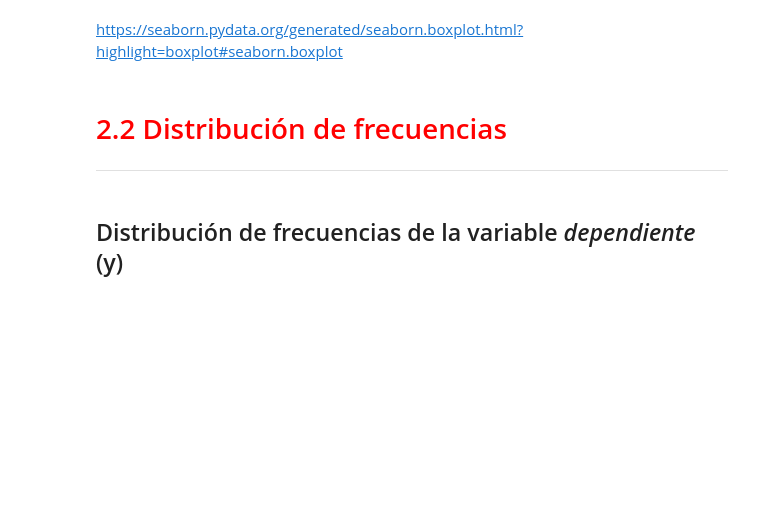
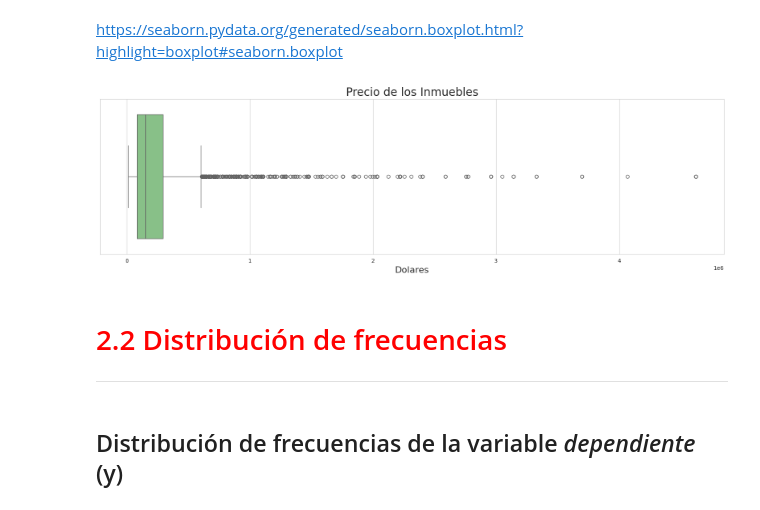
Before and after one commit to JLuceroVasquez/regresion-lineal-tecnicas-avanzadas-de-modelado, a Jupyter notebook: notebook-de-clase.ipynb, the cells around one changed output. Drawn from its saved outputs; the diff is of its cells as text; code cells hidden in the pictures; blank space fills up the shorter version.

```diff
--- a/notebook-de-clase.ipynb
+++ b/notebook-de-clase.ipynb
@@ -53,8 +123,10 @@ https://seaborn.pydata.org/
 ## Configuración del formato de los gráficos
 # %%
 # palette -> Accent, Accent_r, Blues, Blues_r, BrBG, BrBG_r, BuGn, BuGn_r, BuPu, BuPu_r, CMRmap, CMRmap_r, Dark2, Dark2_r, GnBu, GnBu_r, Greens, Greens_r, Greys, Greys_r, OrRd, OrRd_r, Oranges, Oranges_r, PRGn, PRGn_r, Paired, Paired_r, Pastel1, Pastel1_r, Pastel2, Pastel2_r, PiYG, PiYG_r, PuBu, PuBuGn, PuBuGn_r, PuBu_r, PuOr, PuOr_r, PuRd, PuRd_r, Purples, Purples_r, RdBu, RdBu_r, RdGy, RdGy_r, RdPu, RdPu_r, RdYlBu, RdYlBu_r, RdYlGn, RdYlGn_r, Reds, Reds_r, Set1, Set1_r, Set2, Set2_r, Set3, Set3_r, Spectral, Spectral_r, Wistia, Wistia_r, YlGn, YlGnBu, YlGnBu_r, YlGn_r, YlOrBr, YlOrBr_r, YlOrRd, YlOrRd_r, afmhot, afmhot_r, autumn, autumn_r, binary, binary_r, bone, bone_r, brg, brg_r, bwr, bwr_r, cividis, cividis_r, cool, cool_r, coolwarm, coolwarm_r, copper, copper_r, cubehelix, cubehelix_r, flag, flag_r, gist_earth, gist_earth_r, gist_gray, gist_gray_r, gist_heat, gist_heat_r, gist_ncar, gist_ncar_r, gist_rainbow, gist_rainbow_r, gist_stern, gist_stern_r, gist_yarg, gist_yarg_r, gnuplot, gnuplot2, gnuplot2_r, gnuplot_r, gray, gray_r, hot, hot_r, hsv, hsv_r, icefire, icefire_r, inferno, inferno_r, jet, jet_r, magma, magma_r, mako, mako_r, nipy_spectral, nipy_spectral_r, ocean, ocean_r, pink, pink_r, plasma, plasma_r, prism, prism_r, rainbow, rainbow_r, rocket, rocket_r, seismic, seismic_r, spring, spring_r, summer, summer_r, tab10, tab10_r, tab20, tab20_r, tab20b, tab20b_r, tab20c, tab20c_r, terrain, terrain_r, viridis, viridis_r, vlag, vlag_r, winter, winter_r
+sns.set_palette('Accent')
 
 # style -> white, dark, whitegrid, darkgrid, ticks
+sns.set_style('whitegrid')
 # %% [markdown]
 ## Box plot de la variable *dependiente* (y)
 # %% [markdown]
@@ -62,11 +134,13 @@ https://seaborn.pydata.org/
 # %% [markdown]
 https://seaborn.pydata.org/generated/seaborn.boxplot.html?highlight=boxplot#seaborn.boxplot
 # %%
-
+ax = sns.boxplot(data=datos, x='Valor')
 ax.figure.set_size_inches(20, 5)
 ax.set_title('Precio de los Inmuebles', fontsize=20)
 ax.set_xlabel('Dolares', fontsize=16)
-ax
+plt.show()
+# %% [output]
+[figure, added]
 # %% [markdown]
 # <font color='red' style='font-size: 30px;'>2.2 Distribución de frecuencias</font>
 <hr style='border: 2px solid red;'>
```
Also changed, not shown: parts of 14 cells of this notebook.
